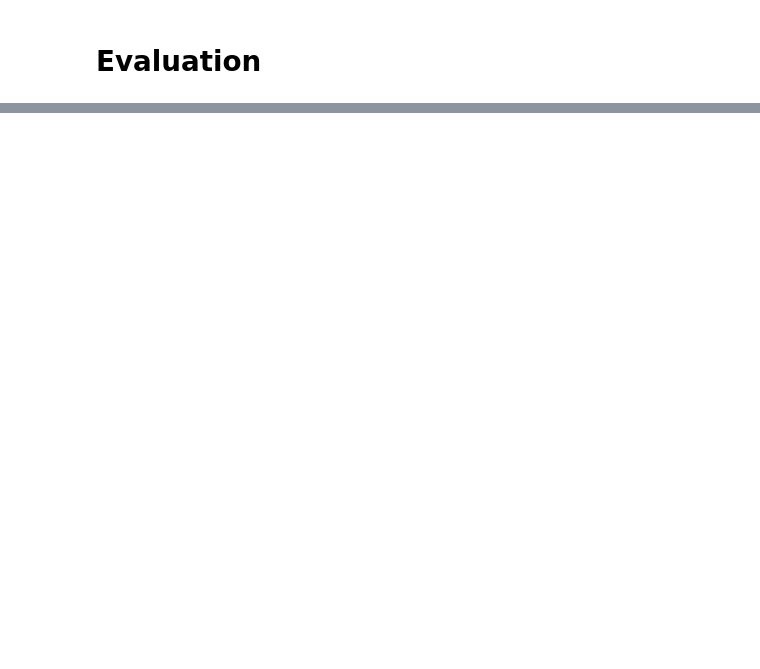
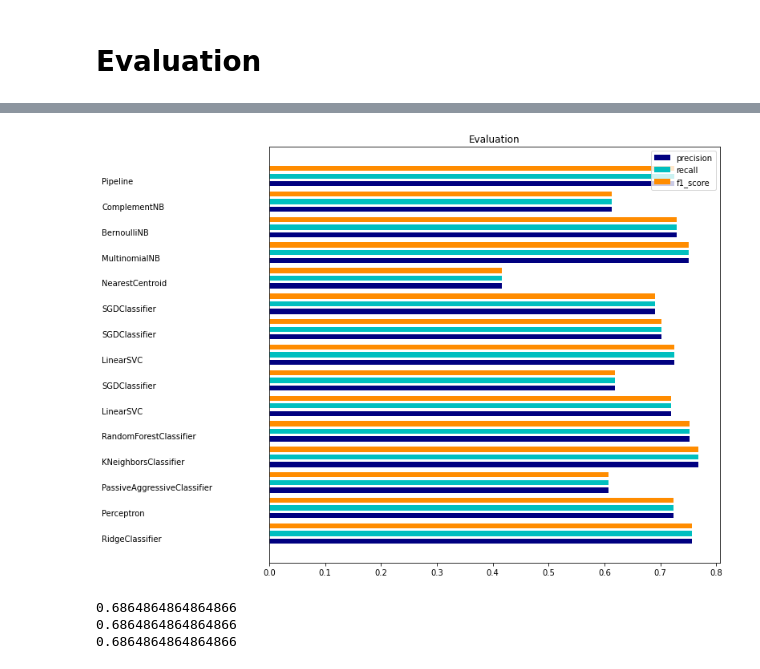
Before and after one commit to lauberto/MA-thesis, a Jupyter notebook: scripts/prodrop.ipynb, the cells around one changed output, grey strips where cells are left out. Drawn from its saved outputs; the diff is of its cells as text; code cells hidden in the pictures; blank space fills up the shorter version.

```diff
--- a/scripts/prodrop.ipynb
+++ b/scripts/prodrop.ipynb
@@ -323,4 +425,4 @@ len(df_clas[df_clas['class'] == 2])
 # %%
-df_clas = df_clas[df_clas['class'] != 2]
+df_clas_binary = df_clas[df_clas['class'] != 2]
 # %%
 dataset = df_clas.to_numpy()
@@ -330,0 +450,2 @@ data = dataset[:,1:]
+# %%
+column_names = df_clas.drop(['class'], axis=1).columns.values
@@ -446,25 +577,27 @@ F1 score - mean:  0.8662864836336635  - std:  0.018095665818482945
 # %%
-indices = np.arange(len(results))
+def plot_graph(results):
+    indices = np.arange(len(results))
 
-results = [[x[i] for x in results] for i in range(4)]
-# print(results)
+    results = [[x[i] for x in results] for i in range(4)]
+    # print(results)
 
-clf_names, precision, recall, f1score = results
+    clf_names, precision, recall, f1score = results
 
-plt.figure(figsize=(12, 8))
-plt.title("Evaluation")
+    plt.figure(figsize=(12, 8))
+    plt.title("Evaluation")
 
-plt.barh(indices, precision, .2, label="precision", color='navy')
-plt.barh(indices + .3, recall, .2, label="recall", color='c')
-plt.barh(indices + .6, f1score, .2, label="f1_score", color='darkorange')
+    plt.barh(indices, precision, .2, label="precision", color='navy')
+    plt.barh(indices + .3, recall, .2, label="recall", color='c')
+    plt.barh(indices + .6, f1score, .2, label="f1_score", color='darkorange')
 
-plt.yticks(())
-plt.legend(loc='best')
-plt.subplots_adjust(left=.25)
-plt.subplots_adjust(top=.95)
-plt.subplots_adjust(bottom=.05)
+    plt.yticks(())
+    plt.legend(loc='best')
+    plt.subplots_adjust(left=.25)
+    plt.subplots_adjust(top=.95)
+    plt.subplots_adjust(bottom=.05)
 
-for i, c in zip(indices, clf_names):
-    plt.text(-.3, i, c)
+    for i, c in zip(indices, clf_names):
+        plt.text(-.3, i, c)
 
-plt.show()
+    plt.show()
+    return precision, recall, f1score
@@ -472,0 +619,3 @@ plt.show()
+# %%
+%%time
+results = get_results(data, target, scoring_type='micro')
@@ -472,0 +640,12 @@ plt.show()
+# %%
+precision, recall, f1score = plot_graph(results)
+# %% [output]
+[figure, added]
+# %%
+print(sum(precision)/len(precision))
+print(sum(recall)/len(recall))
+print(sum(f1score)/len(f1score))
+# %% [output]
+0.6864864864864866
+0.6864864864864866
+0.6864864864864866
```
Also changed, not shown: parts of 109 cells of this notebook, 3 other files.
